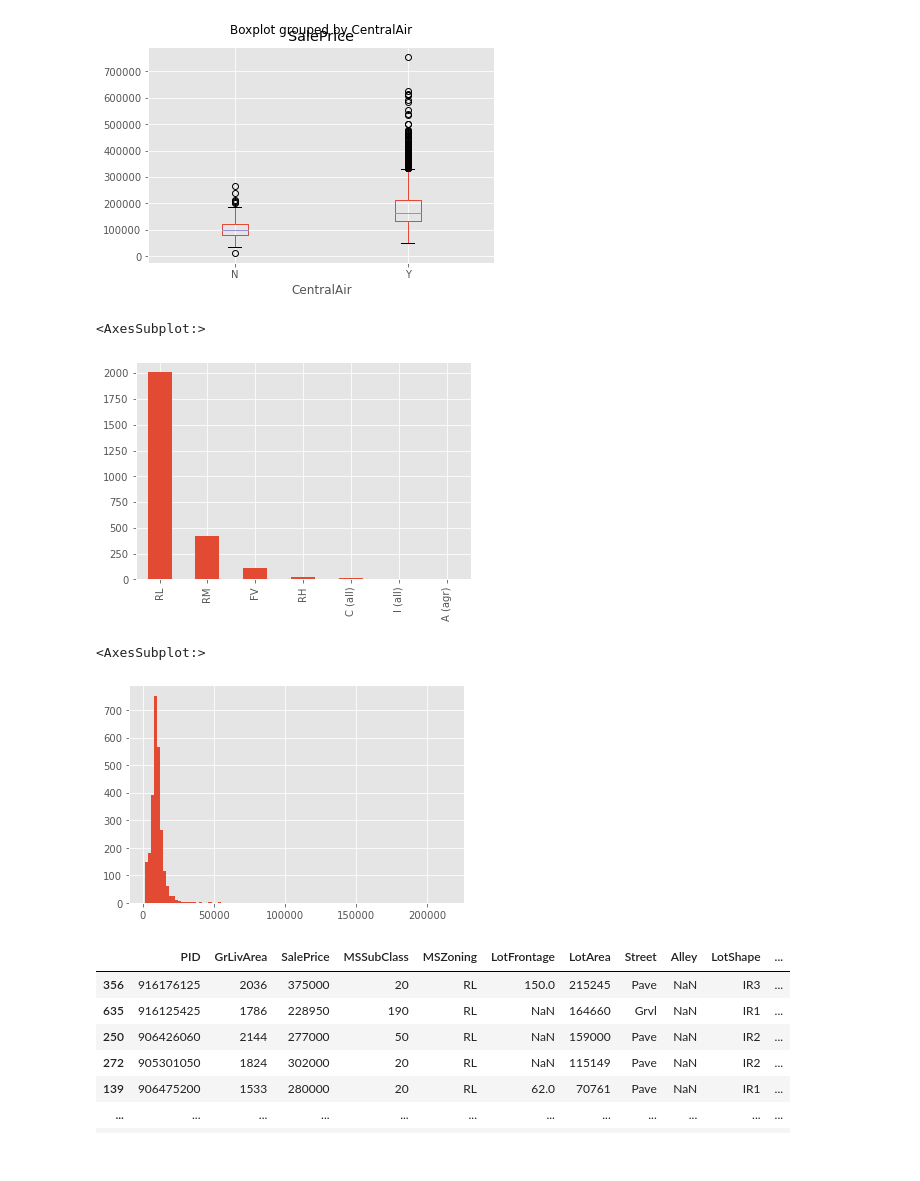
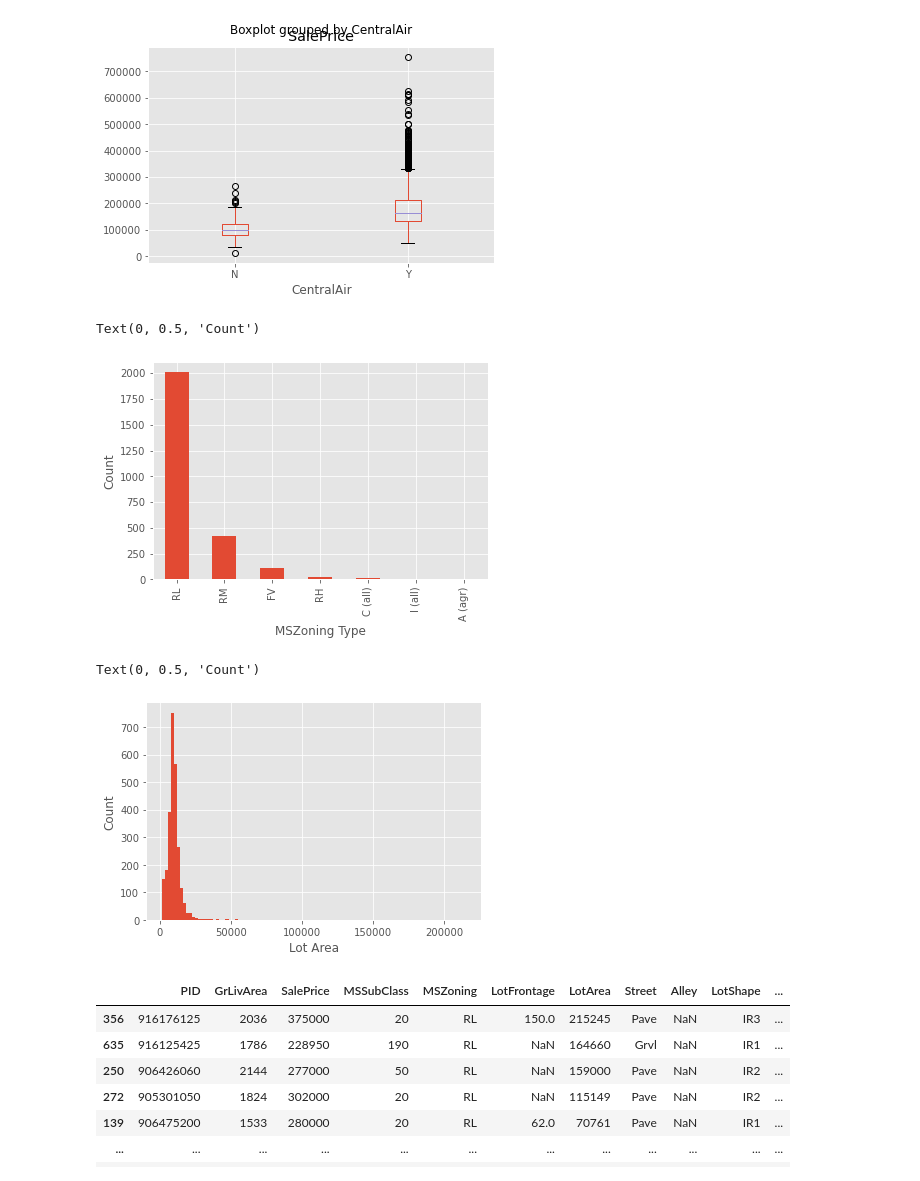
Before and after one commit to mobrien829/ames-ml-project, a Jupyter notebook: Caroline/ML Project EDA.ipynb, the cells around one changed output. Saved outputs shown, nothing was run; the diff lists cells and outputs as text; code cells hidden in the pictures.

```diff
--- a/Caroline/ML Project EDA.ipynb
+++ b/Caroline/ML Project EDA.ipynb
@@ -149,25 +143,29 @@ Name: CentralAir, dtype: int64
 # %%
 hp['MSZoning'].value_counts().plot.bar()
 
+plt.xlabel('MSZoning Type')
+plt.ylabel('Count')
 # MSZoning: Identifies the general zoning classification of the sale.
 
 #        A	Agriculture
 #        C	Commercial
 #        FV	Floating Village Residential
 #        I	Industrial
 #        RH	Residential High Density
 #        RL	Residential Low Density
 #        RP	Residential Low Density Park
 #        RM	Residential Medium Density
 # %% [output]
-<AxesSubplot:>
+Text(0, 0.5, 'Count')
-[figure, old version]
+[figure, new version]
 # %%
 hp['LotArea'].hist(bins = 100)
+plt.xlabel('Lot Area')
+plt.ylabel('Count')
 #hm looks like there is a huge outlier or mistake here. 215,245 square feet could that be right?
 # %% [output]
-<AxesSubplot:>
+Text(0, 0.5, 'Count')
-[figure, old version]
+[figure, new version]
 # %%
 hp.sort_values(by = 'LotArea', ascending = False)
 # %% [output]
```
Also changed, not shown: parts of 2 cells of this notebook, 2 other files.
